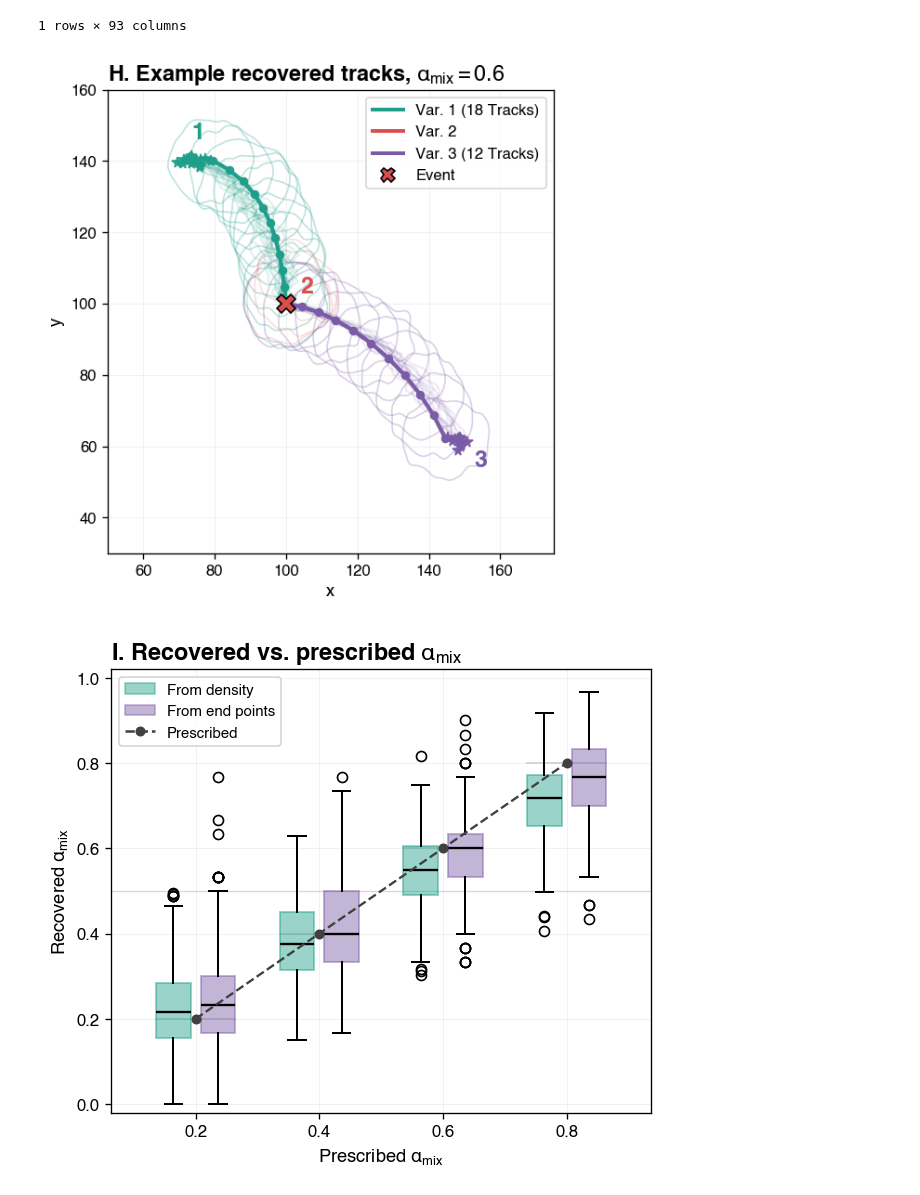
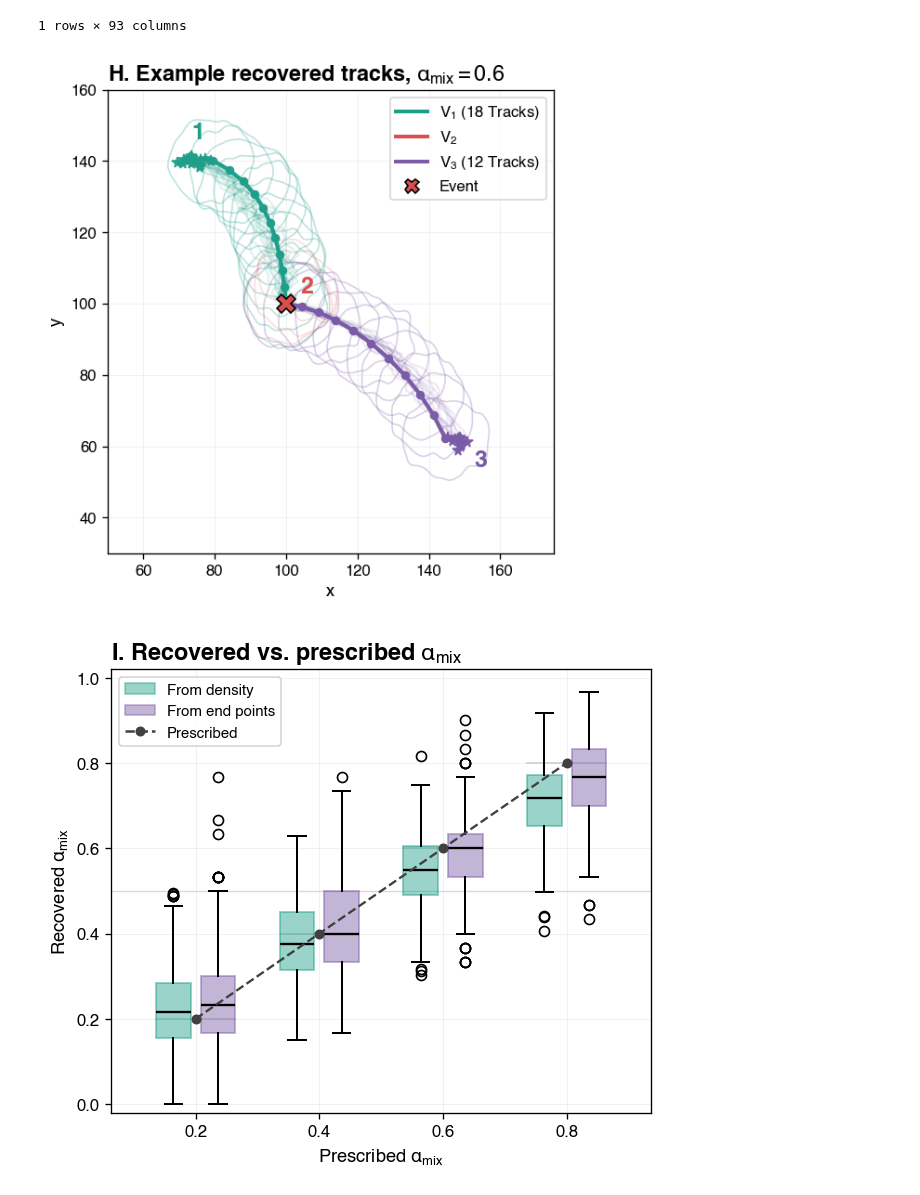
Before and after one commit to jhayron-perez/trace-st, a Jupyter notebook: Scripts_SciAdv_Paper/4and2_Fig2.ipynb, the cells around one changed output. Saved outputs shown, nothing was run; the diff lists cells and outputs as text; code cells hidden in the pictures.

```diff
--- a/Scripts_SciAdv_Paper/4and2_Fig2.ipynb
+++ b/Scripts_SciAdv_Paper/4and2_Fig2.ipynb
@@ -2740,7 +2713,7 @@ writer = PdfWriter()
 left_crop   = 120
 right_crop  = 80
 bottom_crop = 15
-top_crop    = 20
+top_crop    = 10
 
 for page in reader.pages:
     box = page.mediabox
@@ -2761,0 +2764,29 @@ with open("fig_synthetic_case1_cropped.pdf", "wb") as f:
+# %%
+from pypdf import PdfReader, PdfWriter
+
+reader = PdfReader("sup_dynotears_v1_to_v1.pdf")
+writer = PdfWriter()
+
+# crop amounts in PDF points (72 pt = 1 inch)
+left_crop   = 60
+right_crop  = 0
+bottom_crop = 40
+top_crop    = 0
+
+for page in reader.pages:
+    box = page.mediabox
+
+    x0 = float(box.left) + left_crop
+    y0 = float(box.bottom) + bottom_crop
+    x1 = float(box.right) - right_crop
+    y1 = float(box.top) - top_crop
+
+    page.cropbox.lower_left = (x0, y0)
+    page.cropbox.upper_right = (x1, y1)
+    page.mediabox.lower_left = (x0, y0)
+    page.mediabox.upper_right = (x1, y1)
+
+    writer.add_page(page)
+
+with open("sup_dynotears_v1_to_v1_cropped.pdf", "wb") as f:
+    writer.write(f)
@@ -3358,37 +4583,37 @@ def plot_panel_H_multivar_example(
     ax.set_aspect("equal")
     ax.set_xlabel("x")
     ax.set_ylabel("y")
     ax.grid(True, alpha=0.20, linewidth=0.5)
 
     handles = [
-        Line2D([0], [0], color=color_var1, lw=2.4, label=f"Var. 1 ({n1} Tracks)"),
-        Line2D([0], [0], color=color_var2, lw=2.4, label="Var. 2"),
-        Line2D([0], [0], color=color_var3, lw=2.4, label=f"Var. 3 ({n3} Tracks)"),
+        Line2D([0], [0], color=color_var1, lw=2.4, label=f"$V_1$ ({n1} Tracks)"),
+        Line2D([0], [0], color=color_var2, lw=2.4, label="$V_2$"),
+        Line2D([0], [0], color=color_var3, lw=2.4, label=f"$V_3$ ({n3} Tracks)"),
         Line2D([0], [0], marker="X", color="w", markerfacecolor=color_var2,
                markeredgecolor="black", markersize=9, lw=0, label="Event"),
     ]
     ax.legend(handles=handles, loc="upper right", frameon=True, fontsize=10)
 
     ax.set_title(
         rf"H. Example recovered tracks, $\alpha_{{mix}}={alpha_mix:.1f}$",
         loc="left",
         fontsize=14,
         fontweight="bold",
     )
 
 fig, ax = plt.subplots(figsize=(5.4, 5.4))
 plot_panel_H_multivar_example(
     ax,
     row_alpha=row_H,
     bundle=bundle_H,
     contour_every=3,
     contour_level=0.5,
     extent=(50, 175, 30, 160),
     ensemble_alpha=0.12,
 )
 plt.show()
 # %% [output]
-[figure, old version]
+[figure, new version]
 # %%
 # ============================================================
 # Panel I — boxplots of recovered alpha_mix vs prescribed alpha_mix
```
Also changed, not shown: parts of 23 cells of this notebook, 44 other files.
